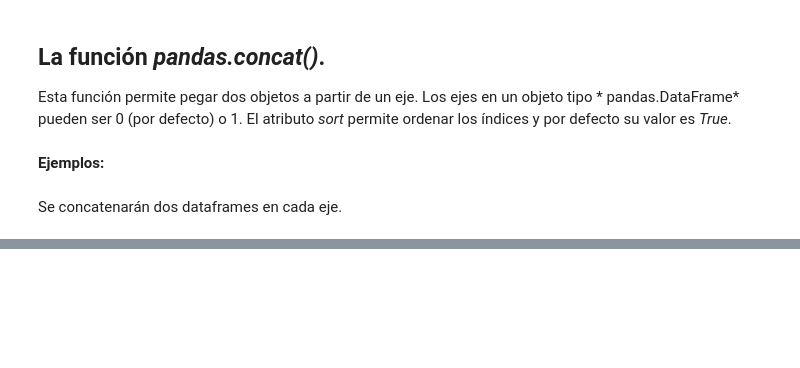
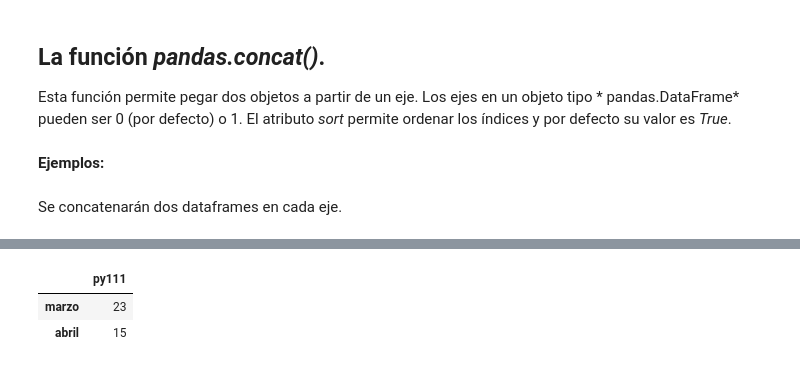
Before and after one commit to PythonistaMX/py301, a Jupyter notebook: 10_introduccion_a_pandas.ipynb, the cells around one changed output, grey strips where cells are left out. Cells and saved outputs as stored; diff of their text form; code cells hidden in the pictures; blank space fills up the shorter version.

```diff
--- a/10_introduccion_a_pandas.ipynb
+++ b/10_introduccion_a_pandas.ipynb
@@ -127,4 +230,10 @@ pd.concat([curso_py101, curso_py201], 1)
 # %%
 curso_py111 = pd.DataFrame([23, 15], index=['marzo', 'abril'], columns=['py111'])
+# %%
+curso_py111
+# %% [output]
+|  | py111 |
+| marzo | 23 |
+| abril | 15 |
 # %%
 pd.concat([curso_py101, curso_py111, curso_py201],1)
```
Also changed, not shown: parts of 15 cells of this notebook, 2 other files.
